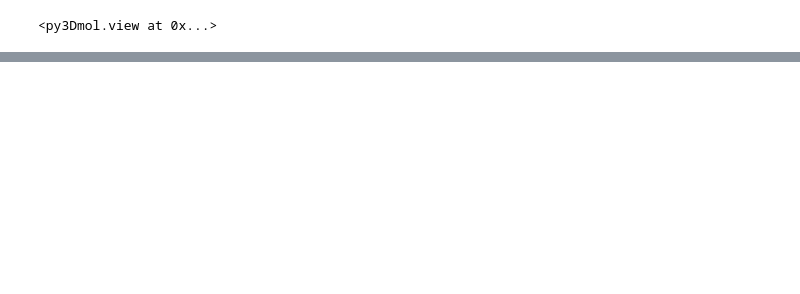
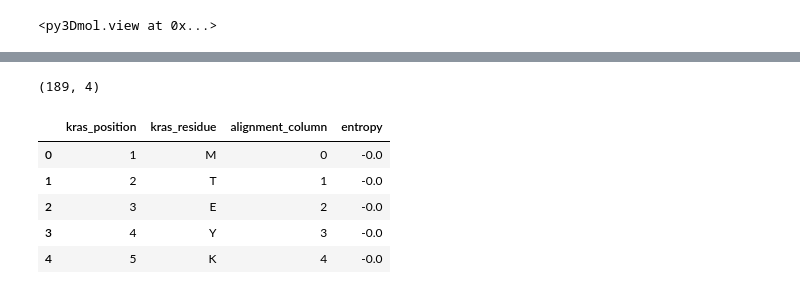
Before and after one commit to sanniakhan484-hash/kras-evolution-structure-resistance, a Jupyter notebook: notebooks/01_sequence_and_blast.ipynb, the cells around one changed output, grey strips where cells are left out. Cells and saved outputs as stored; diff of their text form; code cells hidden in the pictures; blank space fills up the shorter version.

```diff
--- a/notebooks/01_sequence_and_blast.ipynb
+++ b/notebooks/01_sequence_and_blast.ipynb
@@ -420,0 +564,13 @@ show_structure("kras_alphafold_conservation.pdb")
+# %%
+import pandas as pd
+cons_sub = pd.read_csv("conservation_subfamily.csv")
+print(cons_sub.shape)
+cons_sub.head()
+# %% [output]
+(189, 4)
+|  | kras_position | kras_residue | alignment_column | entropy |
+| 0 | 1 | M | 0 | -0.0 |
+| 1 | 2 | T | 1 | -0.0 |
+| 2 | 3 | E | 2 | -0.0 |
+| 3 | 4 | Y | 3 | -0.0 |
+| 4 | 5 | K | 4 | -0.0 |
```
Also changed, not shown: parts of 9 cells of this notebook.
